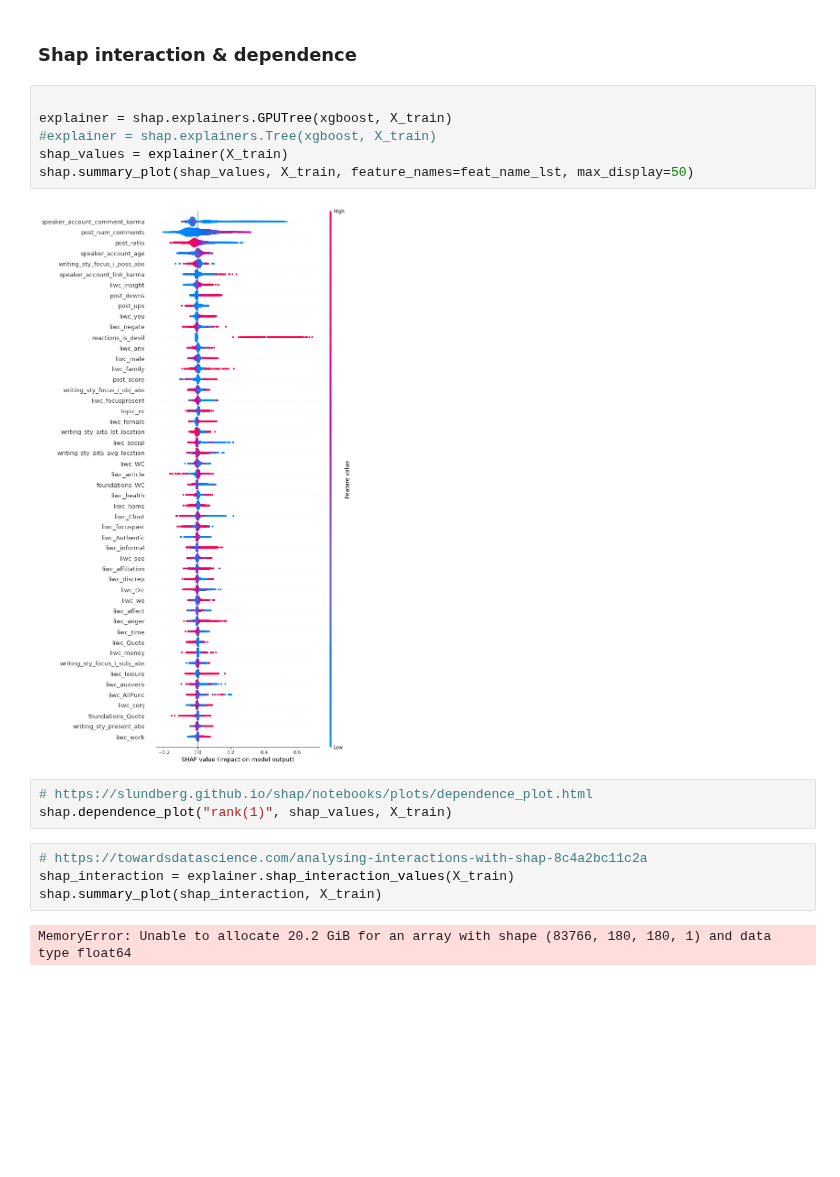
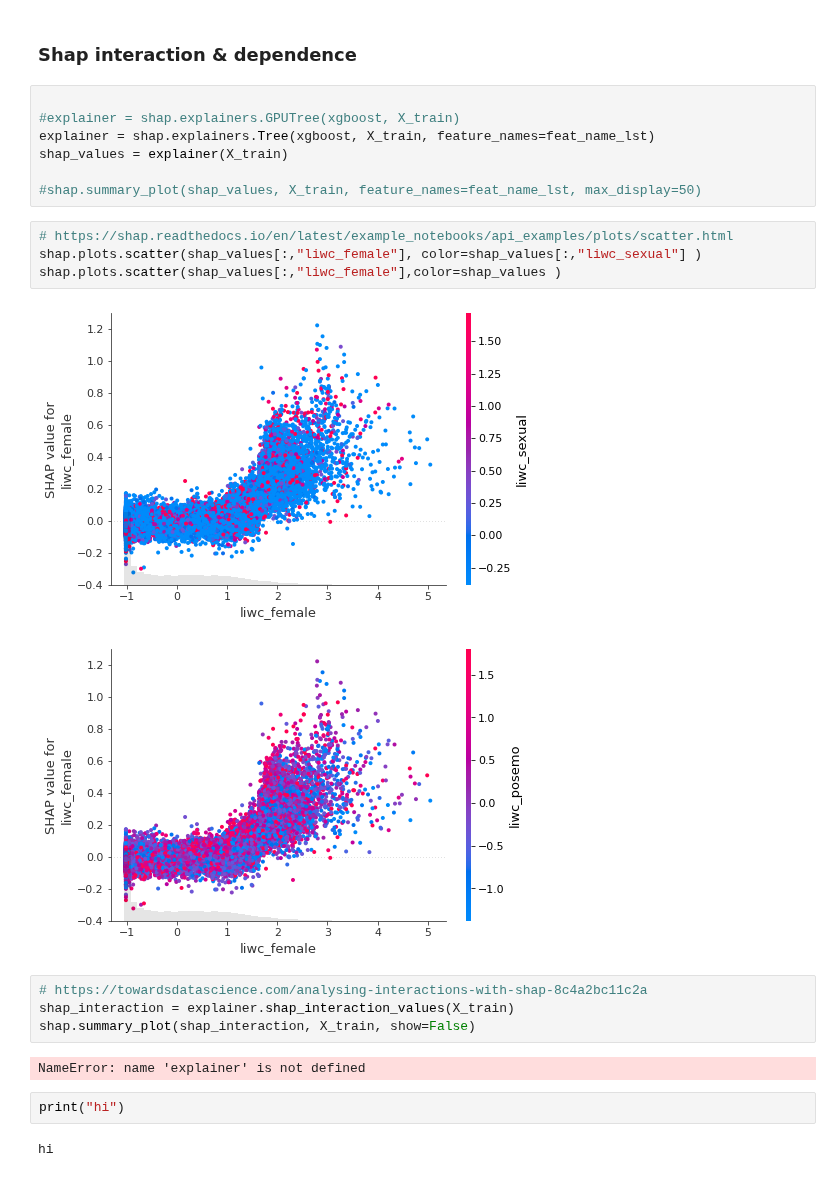
Before and after one commit to Hadjimina/Reddit_Morality_Analysis, a Jupyter notebook: feature_analysis/Jupiter Notebooks/interaction analysis.ipynb, the cells around one changed output. Saved outputs shown, nothing was run; the diff lists cells and outputs as text; blank space fills up the shorter version.

Commit message:
dependence plot

```diff
--- a/feature_analysis/Jupiter Notebooks/interaction analysis.ipynb
+++ b/feature_analysis/Jupiter Notebooks/interaction analysis.ipynb
@@ -473,18 +478,25 @@ Number of trials: 24/720 (16 PENDING, 8 RUNNING)
 ### Shap interaction & dependence
 # %%
 
-explainer = shap.explainers.GPUTree(xgboost, X_train)
-#explainer = shap.explainers.Tree(xgboost, X_train)
+#explainer = shap.explainers.GPUTree(xgboost, X_train)
+explainer = shap.explainers.Tree(xgboost, X_train, feature_names=feat_name_lst)
 shap_values = explainer(X_train)
-shap.summary_plot(shap_values, X_train, feature_names=feat_name_lst, max_display=50)
+
+#shap.summary_plot(shap_values, X_train, feature_names=feat_name_lst, max_display=50)
-# %% [output]
-[figure, removed]
-# %%
-# https://slundberg.github.io/shap/notebooks/plots/dependence_plot.html
-shap.dependence_plot("rank(1)", shap_values, X_train)
+# %%
+# https://shap.readthedocs.io/en/latest/example_notebooks/api_examples/plots/scatter.html
+shap.plots.scatter(shap_values[:,"liwc_female"], color=shap_values[:,"liwc_sexual"] )
+shap.plots.scatter(shap_values[:,"liwc_female"],color=shap_values )
+# %% [output]
+[figure, added]
+[figure, added]
 # %%
 # https://towardsdatascience.com/analysing-interactions-with-shap-8c4a2bc11c2a
 shap_interaction = explainer.shap_interaction_values(X_train)
-shap.summary_plot(shap_interaction, X_train)
+shap.summary_plot(shap_interaction, X_train, show=False)
 # %% [output]
-MemoryError: Unable to allocate 20.2 GiB for an array with shape (83766, 180, 180, 1) and data type float64
+NameError: name 'explainer' is not defined
+# %%
+print("hi")
+# %% [output]
+hi
```
Also changed, not shown: parts of 2 cells of this notebook.
